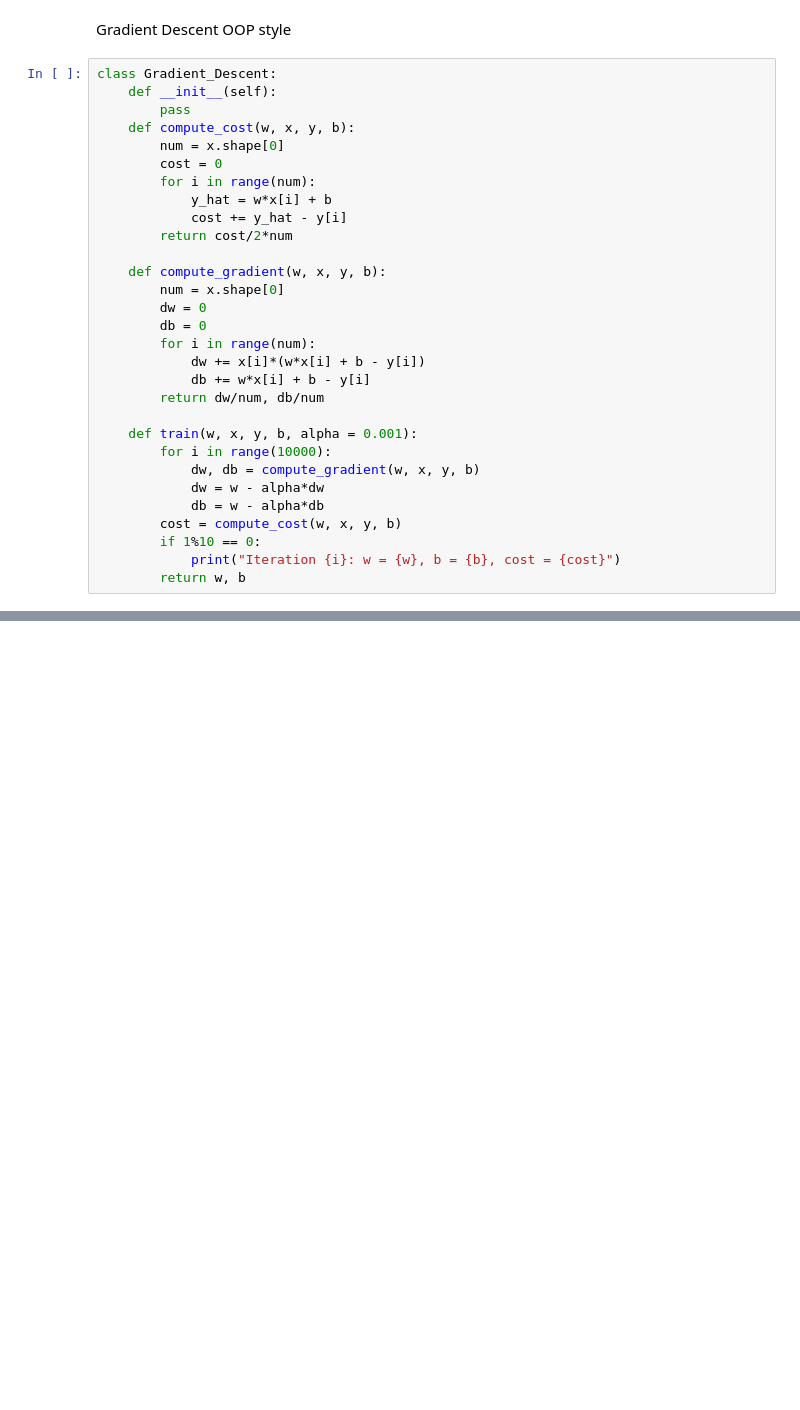
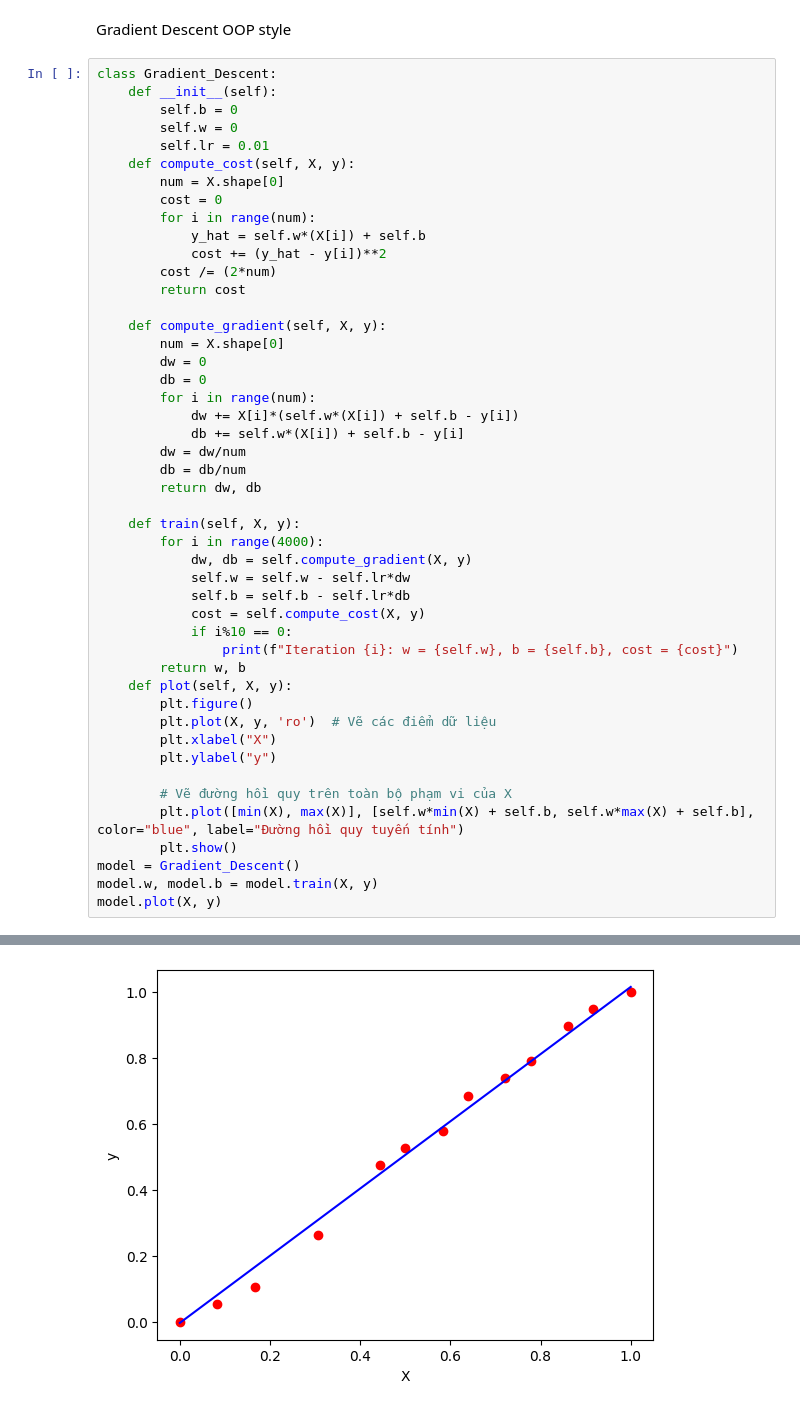
Before and after one commit to thanhhtu/Machine-Learning, a Jupyter notebook: gradient_descent.ipynb, the cells around one changed output, grey strips where cells are left out. Saved outputs shown, nothing was run; the diff lists cells and outputs as text; blank space fills up the shorter version.

Commit message:
update gradient descent with OOP style

```diff
--- a/gradient_descent.ipynb
+++ b/gradient_descent.ipynb
@@ -84,30 +84,48 @@ Gradient Descent OOP style
 # %%
 class Gradient_Descent:
     def __init__(self):
-        pass
-    def compute_cost(w, x, y, b):
-        num = x.shape[0]
+        self.b = 0
+        self.w = 0
+        self.lr = 0.01
+    def compute_cost(self, X, y):
+        num = X.shape[0]
         cost = 0
         for i in range(num):
-            y_hat = w*x[i] + b
-            cost += y_hat - y[i]
-        return cost/2*num
+            y_hat = self.w*(X[i]) + self.b
+            cost += (y_hat - y[i])**2
+        cost /= (2*num)
+        return cost
 
-    def compute_gradient(w, x, y, b):
-        num = x.shape[0]
+    def compute_gradient(self, X, y):
+        num = X.shape[0]
         dw = 0
         db = 0
         for i in range(num):
-            dw += x[i]*(w*x[i] + b - y[i])
-            db += w*x[i] + b - y[i]
-        return dw/num, db/num
+            dw += X[i]*(self.w*(X[i]) + self.b - y[i])
+            db += self.w*(X[i]) + self.b - y[i]
+        dw = dw/num
+        db = db/num
+        return dw, db
 
-    def train(w, x, y, b, alpha = 0.001):
-        for i in range(10000):
-            dw, db = compute_gradient(w, x, y, b)
-            dw = w - alpha*dw
-            db = w - alpha*db
-        cost = compute_cost(w, x, y, b)
-        if 1%10 == 0:
-            print("Iteration {i}: w = {w}, b = {b}, cost = {cost}")
+    def train(self, X, y):
+        for i in range(4000):
+            dw, db = self.compute_gradient(X, y)
+            self.w = self.w - self.lr*dw
+            self.b = self.b - self.lr*db
+            cost = self.compute_cost(X, y)
+            if i%10 == 0:
+                print(f"Iteration {i}: w = {self.w}, b = {self.b}, cost = {cost}")
         return w, b
+    def plot(self, X, y):
+        plt.figure()
+        plt.plot(X, y, 'ro')  # Vẽ các điểm dữ liệu
+        plt.xlabel("X")
+        plt.ylabel("y")
+
+        # Vẽ đường hồi quy trên toàn bộ phạm vi của X
+        plt.plot([min(X), max(X)], [self.w*min(X) + self.b, self.w*max(X) + self.b], color="blue", label="Đường hồi quy tuyến tính")
+        plt.show()
+model = Gradient_Descent()
+model.w, model.b = model.train(X, y)
+model.plot(X, y)
+# %% [output]
@@ -113,0 +149 @@ class Gradient_Descent:
+[figure, added]
```
Also changed, not shown: parts of 2 cells of this notebook.
